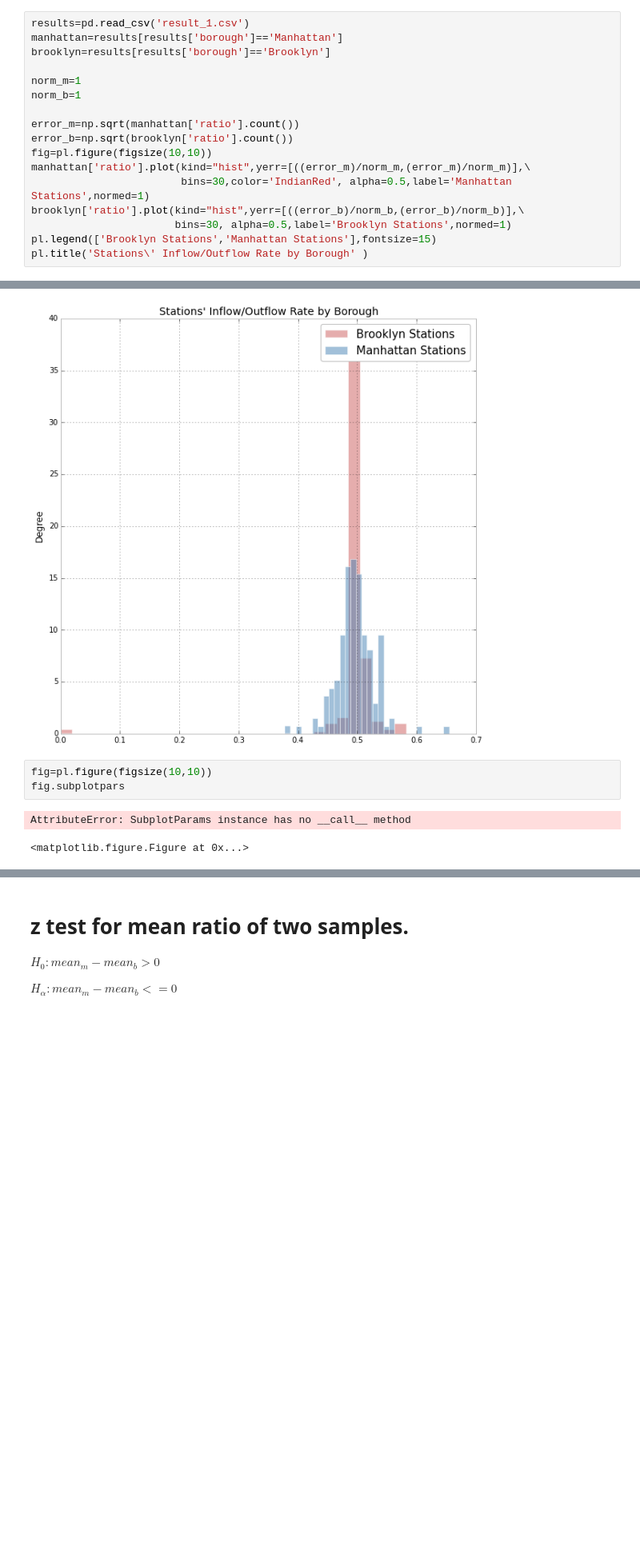
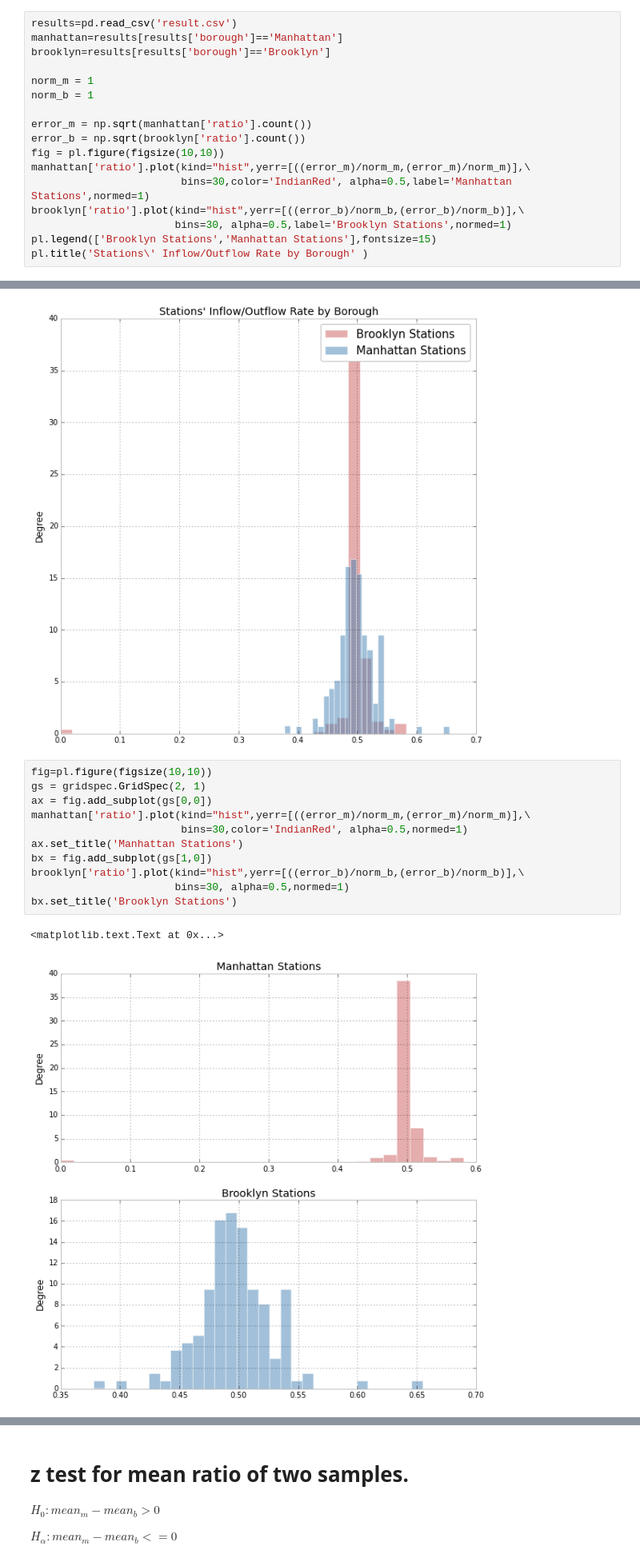
Before and after one commit to jckhang/PUI2015_yz3079, a Jupyter notebook: citibikes/assignment3 .ipynb, the cells around one changed output, grey strips where cells are left out. Shown at 80% size. Cells and saved outputs as stored; diff of their text form; blank space fills up the shorter version.

```diff
--- a/citibikes/assignment3 .ipynb
+++ b/citibikes/assignment3 .ipynb
@@ -58,16 +101,16 @@ results.to_csv('result_1.csv')
 # %% [markdown]
 ## Statistic Analysis
 # %%
-results=pd.read_csv('result_1.csv')
+results=pd.read_csv('result.csv')
 manhattan=results[results['borough']=='Manhattan']
 brooklyn=results[results['borough']=='Brooklyn']
 
-norm_m=1
-norm_b=1
+norm_m = 1
+norm_b = 1
 
-error_m=np.sqrt(manhattan['ratio'].count())
-error_b=np.sqrt(brooklyn['ratio'].count())
-fig=pl.figure(figsize(10,10))
+error_m = np.sqrt(manhattan['ratio'].count())
+error_b = np.sqrt(brooklyn['ratio'].count())
+fig = pl.figure(figsize(10,10))
 manhattan['ratio'].plot(kind="hist",yerr=[((error_m)/norm_m,(error_m)/norm_m)],\
                         bins=30,color='IndianRed', alpha=0.5,label='Manhattan Stations',normed=1)
 brooklyn['ratio'].plot(kind="hist",yerr=[((error_b)/norm_b,(error_b)/norm_b)],\
@@ -77,12 +120,20 @@ pl.title('Stations\' Inflow/Outflow Rate by Borough' )
 # %% [output]
 <matplotlib.text.Text at 0x...>
 [figure]
-# %%
-fig=pl.figure(figsize(10,10))
-fig.subplotpars
-# %% [output]
-AttributeError: SubplotParams instance has no __call__ method
-<matplotlib.figure.Figure at 0x...>
+# %%
+fig=pl.figure(figsize(10,10))
+gs = gridspec.GridSpec(2, 1)
+ax = fig.add_subplot(gs[0,0])
+manhattan['ratio'].plot(kind="hist",yerr=[((error_m)/norm_m,(error_m)/norm_m)],\
+                        bins=30,color='IndianRed', alpha=0.5,normed=1)
+ax.set_title('Manhattan Stations')
+bx = fig.add_subplot(gs[1,0])
+brooklyn['ratio'].plot(kind="hist",yerr=[((error_b)/norm_b,(error_b)/norm_b)],\
+                       bins=30, alpha=0.5,normed=1)
+bx.set_title('Brooklyn Stations')
+# %% [output]
+<matplotlib.text.Text at 0x...>
+[figure, added]
 # %%
 manhattan['ratio'].describe()
 # %% [output]
```
Also changed, not shown: parts of 23 cells of this notebook, 3 other files.
